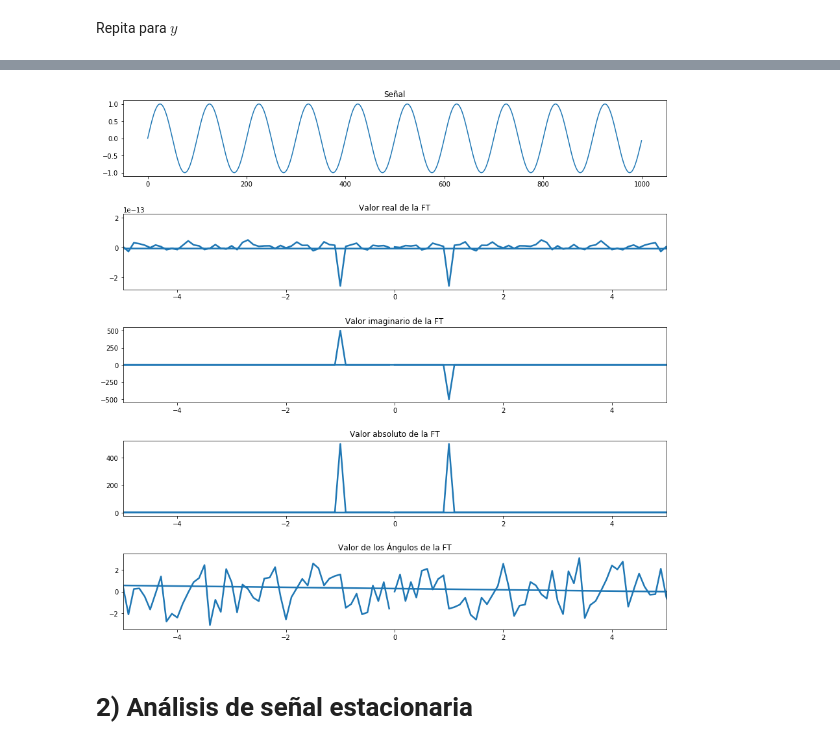
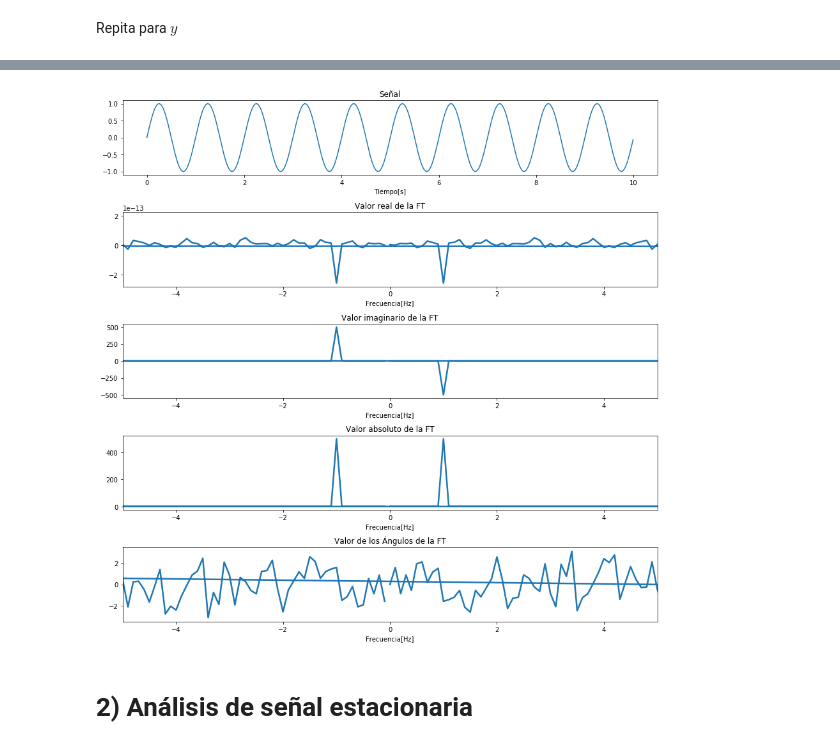
Before and after one commit to enzomarin/actividad1SisLin, a Jupyter notebook: info183_actividad_1.ipynb, the cells around one changed output, grey strips where cells are left out. Saved outputs shown, nothing was run; the diff lists cells and outputs as text; code cells hidden in the pictures.

```diff
--- a/info183_actividad_1.ipynb
+++ b/info183_actividad_1.ipynb
@@ -101,6 +107,6 @@ plt.plot(t,y);
 # %%
 fs= 100.0
-N = 512
+N = 1000
 ts= 1.0/fs
 t = np.arange(0.0, 10.0, step= 0.01)
 y = np.sin(2.0* np.pi *t)
@@ -112,21 +118,26 @@ señal2 = y
 _, axes = plt.subplots(5,1)
 plt.subplots_adjust(hspace= 0.5)
 axes[0].figure.set_size_inches(15,15)
-axes[0].plot(señal2)
+axes[0].plot(t,señal2)
 axes[0].set_title("Señal")
+axes[0].set_xlabel('Tiempo[s]')
 
 axes[1].plot(fftpack.fftfreq(d=0.01, n=len(t)), np.real(fftpack.fft(señal2)), linewidth=2.5);
 axes[1].set_title("Valor real de la FT")
 axes[1].set_xlim([-5, 5])
+axes[1].set_xlabel('Frecuencia[Hz]')
 axes[2].plot(fftpack.fftfreq(d=0.01,n=len(t)), np.imag(fftpack.fft(señal2)), linewidth=2.5);
 axes[2].set_title("Valor imaginario de la FT")
 axes[2].set_xlim([-5, 5])
+axes[2].set_xlabel('Frecuencia[Hz]')
 axes[3].plot(fftpack.fftfreq(d=0.01,n=len(t)), np.abs(fftpack.fft(señal2)), linewidth=2.5);
 axes[3].set_title("Valor absoluto de la FT")
 axes[3].set_xlim([-5, 5])
+axes[3].set_xlabel('Frecuencia[Hz]')
 axes[4].plot(fftpack.fftfreq(d=0.01,n=len(t)), np.angle(fftpack.fft(señal2)), linewidth=2.5);
 axes[4].set_title("Valor de los Ángulos de la FT")
 axes[4].set_xlim([-5, 5])
+axes[4].set_xlabel('Frecuencia[Hz]')
 
 
 #Para frecuencia de 1hz
@@ -143,8 +154,8 @@ for i in range(0, len(value)):
         indice = i;
 
 #print(valueforfreq, indice);
-print("Valor Absoluto para la frecuencia fundamental: ", absolutos[indice])
-print("Ángulo para la frecuencia fundamental: ", angulos[indice] ," rads")
+print("Valor Absoluto para la frecuencia fundamental:", absolutos[indice])
+print("Ángulo para la frecuencia fundamental:", angulos[indice] ,"[rads]")
 #print(absolutos)
 #print(angulos)
 # %% [output]
@@ -153,4 +164,4 @@ Valor Absoluto para la frecuencia fundamental:  500.0
-[figure, old version]
+[figure, new version]
 # %% [markdown]
 # 2) Análisis de señal estacionaria
 # %% [markdown]
```
Also changed, not shown: parts of 11 cells of this notebook.
